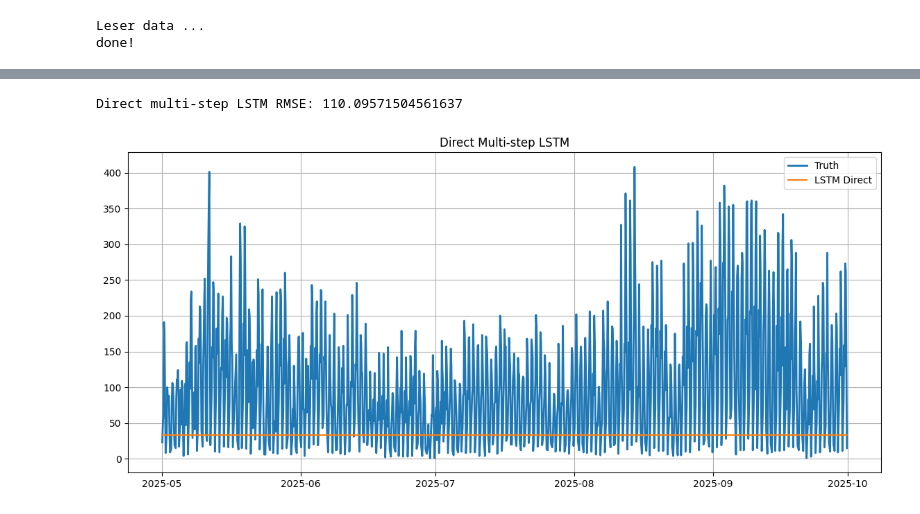
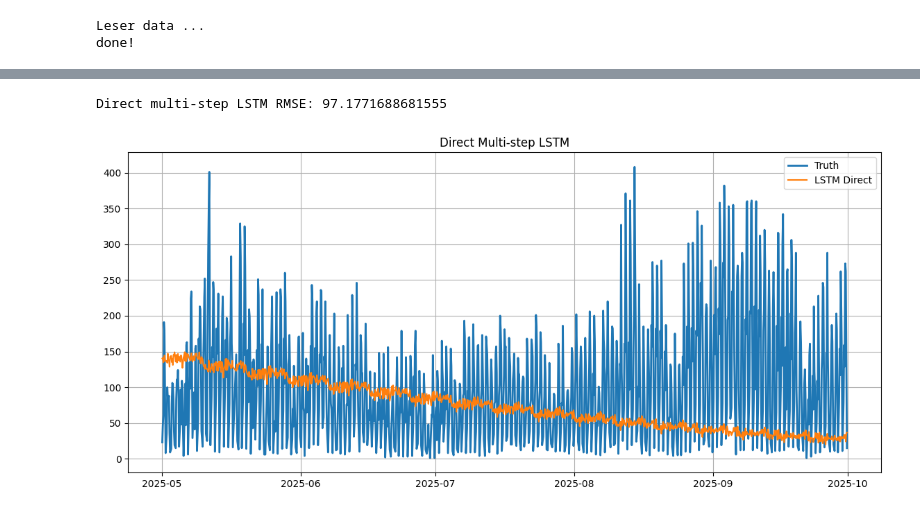
Before and after one commit to jensmorten/sykkelprofet, a Jupyter notebook: konkurranse/LTSM.ipynb, the cells around one changed output, grey strips where cells are left out. Cells and saved outputs as stored; diff of their text form; code cells hidden in the pictures.

```diff
--- a/konkurranse/LTSM.ipynb
+++ b/konkurranse/LTSM.ipynb
@@ -43,5 +43,5 @@ def create_multistep_sequences(data, window, horizon):
 
     return np.array(X), np.array(y)
 # %%
-horizon = len(test)
-window = 32
+horizon = 64
+window = 64
@@ -79,7 +77,7 @@ X_all, y_all = create_sequences(scaled_train, window)
 X_all = X_all.reshape((X_all.shape[0], X_all.shape[1], 1))
 
 # ---- 3. Kronologisk split ----
-split_index = int(len(X_all) * 0.8)
+split_index = int(len(X_all) * 0.90)
 
 X_tr = X_all[:split_index]
 y_tr = y_all[:split_index]
@@ -168,25 +169,48 @@ multi_pred = scaler.inverse_transform(
+# %%
+history = scaled_train[-window:].flatten().tolist()
+predictions = []
+
+steps_remaining = len(test)
+
+while steps_remaining > 0:
+
+    x_input = np.array(history[-window:]).reshape((1, window, 1))
+
+    block_pred = model_lstm.predict(x_input, verbose=0).flatten()
+
+    # berre ta det vi faktisk treng
+    block_pred = block_pred[:steps_remaining]
+
+    predictions.extend(block_pred)
+    history.extend(block_pred)
+
+    steps_remaining -= len(block_pred)
+# %%
+lstm_pred = scaler.inverse_transform(
+    np.array(predictions).reshape(-1,1)
+).flatten()
 # %%
 from sklearn.metrics import mean_squared_error
 
 rmse_lstm = mean_squared_error(
     test_truth["y"].values,
-    multi_pred,
+    lstm_pred,
     squared=False
 )
 
 print("Direct multi-step LSTM RMSE:", rmse_lstm)
 # %% [output]
-Direct multi-step LSTM RMSE: 110.09571504561637
+Direct multi-step LSTM RMSE: 97.1771688681555
 # %%
 import matplotlib.pyplot as plt
 
 plt.figure(figsize=(14,6))
 plt.plot(test_truth["ds"], test_truth["y"], label="Truth", linewidth=2)
-plt.plot(test_truth["ds"], multi_pred, label="LSTM Direct")
+plt.plot(test_truth["ds"], lstm_pred, label="LSTM Direct")
 
 plt.legend()
 plt.grid(True)
 plt.title("Direct Multi-step LSTM")
 plt.show()
 # %% [output]
-[figure, old version]
+[figure, new version]
```
Also changed, not shown: parts of 7 cells of this notebook, 1 other file.
